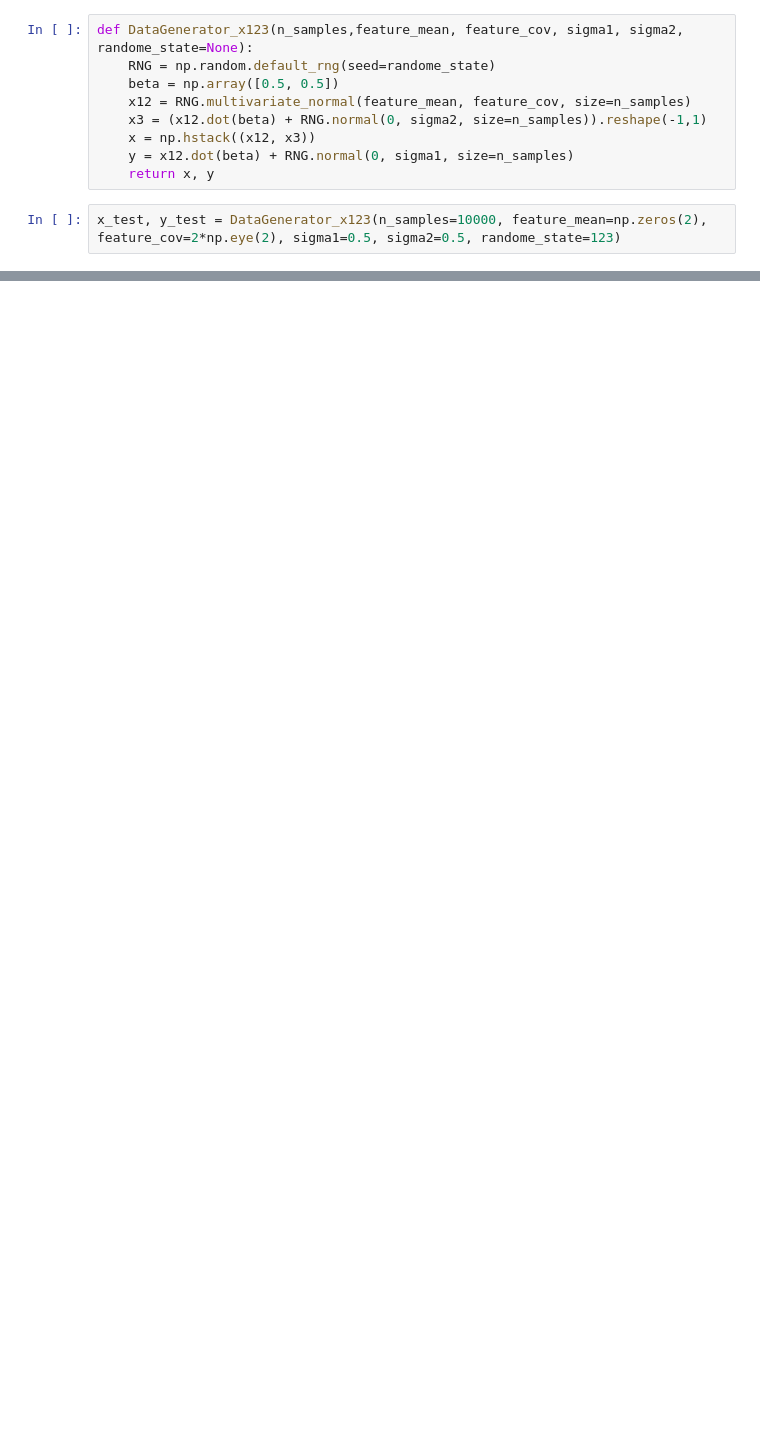
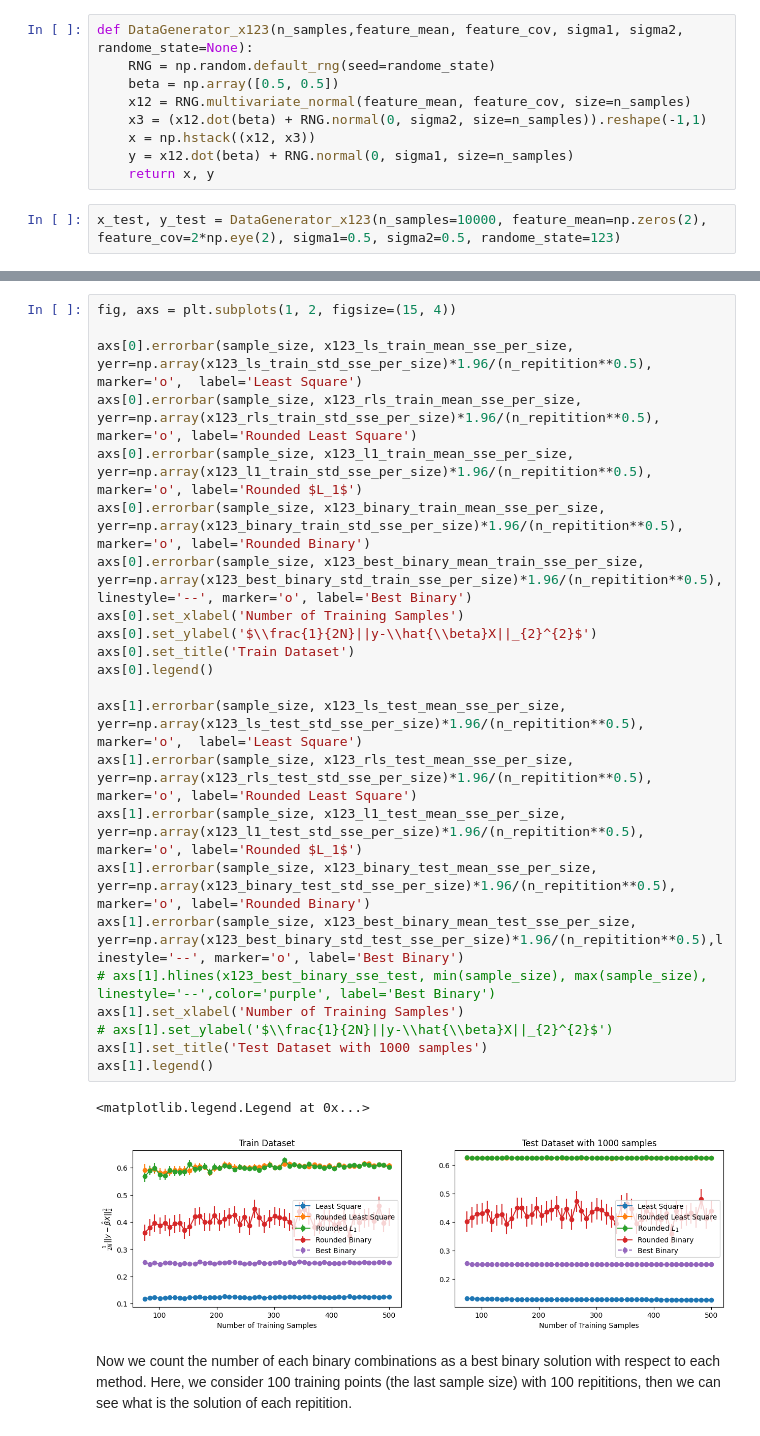
Before and after one commit to shahrzaddii/https---github.com-shahrzaddii-Sparsity, a Jupyter notebook: Binary Estimation Tutorial.ipynb, the cells around one changed output, grey strips where cells are left out. Drawn from its saved outputs; the diff is of its cells as text; blank space fills up the shorter version.

```diff
--- a/Binary Estimation Tutorial.ipynb
+++ b/Binary Estimation Tutorial.ipynb
@@ -583,2 +666,30 @@ for ss in sample_size:
 
 x123_best_binary_beta_hat_test, x123_best_binary_sse_test = exhaustive_binary(n_answers=3, x=x_test, y=y_test)
+# %%
+fig, axs = plt.subplots(1, 2, figsize=(15, 4))
+
+axs[0].errorbar(sample_size, x123_ls_train_mean_sse_per_size, yerr=np.array(x123_ls_train_std_sse_per_size)*1.96/(n_repitition**0.5), marker='o',  label='Least Square')
+axs[0].errorbar(sample_size, x123_rls_train_mean_sse_per_size, yerr=np.array(x123_rls_train_std_sse_per_size)*1.96/(n_repitition**0.5), marker='o', label='Rounded Least Square')
+axs[0].errorbar(sample_size, x123_l1_train_mean_sse_per_size, yerr=np.array(x123_l1_train_std_sse_per_size)*1.96/(n_repitition**0.5), marker='o', label='Rounded $L_1$')
+axs[0].errorbar(sample_size, x123_binary_train_mean_sse_per_size, yerr=np.array(x123_binary_train_std_sse_per_size)*1.96/(n_repitition**0.5), marker='o', label='Rounded Binary')
+axs[0].errorbar(sample_size, x123_best_binary_mean_train_sse_per_size, yerr=np.array(x123_best_binary_std_train_sse_per_size)*1.96/(n_repitition**0.5),linestyle='--', marker='o', label='Best Binary')
+axs[0].set_xlabel('Number of Training Samples')
+axs[0].set_ylabel('$\\frac{1}{2N}||y-\\hat{\\beta}X||_{2}^{2}$')
+axs[0].set_title('Train Dataset')
+axs[0].legend()
+
+axs[1].errorbar(sample_size, x123_ls_test_mean_sse_per_size, yerr=np.array(x123_ls_test_std_sse_per_size)*1.96/(n_repitition**0.5), marker='o',  label='Least Square')
+axs[1].errorbar(sample_size, x123_rls_test_mean_sse_per_size, yerr=np.array(x123_rls_test_std_sse_per_size)*1.96/(n_repitition**0.5), marker='o', label='Rounded Least Square')
+axs[1].errorbar(sample_size, x123_l1_test_mean_sse_per_size, yerr=np.array(x123_l1_test_std_sse_per_size)*1.96/(n_repitition**0.5), marker='o', label='Rounded $L_1$')
+axs[1].errorbar(sample_size, x123_binary_test_mean_sse_per_size, yerr=np.array(x123_binary_test_std_sse_per_size)*1.96/(n_repitition**0.5), marker='o', label='Rounded Binary')
+axs[1].errorbar(sample_size, x123_best_binary_mean_test_sse_per_size, yerr=np.array(x123_best_binary_std_test_sse_per_size)*1.96/(n_repitition**0.5),linestyle='--', marker='o', label='Best Binary')
+# axs[1].hlines(x123_best_binary_sse_test, min(sample_size), max(sample_size), linestyle='--',color='purple', label='Best Binary')
+axs[1].set_xlabel('Number of Training Samples')
+# axs[1].set_ylabel('$\\frac{1}{2N}||y-\\hat{\\beta}X||_{2}^{2}$')
+axs[1].set_title('Test Dataset with 1000 samples')
+axs[1].legend()
+# %% [output]
+<matplotlib.legend.Legend at 0x...>
+[figure, added]
+# %% [markdown]
+Now we count the number of each binary combinations as a best binary solution with respect to each method. Here, we consider 100 training points (the last sample size) with 100 repititions, then we can see what is the solution of each repitition.
```
Also changed, not shown: parts of 44 cells of this notebook, 2 other files.
